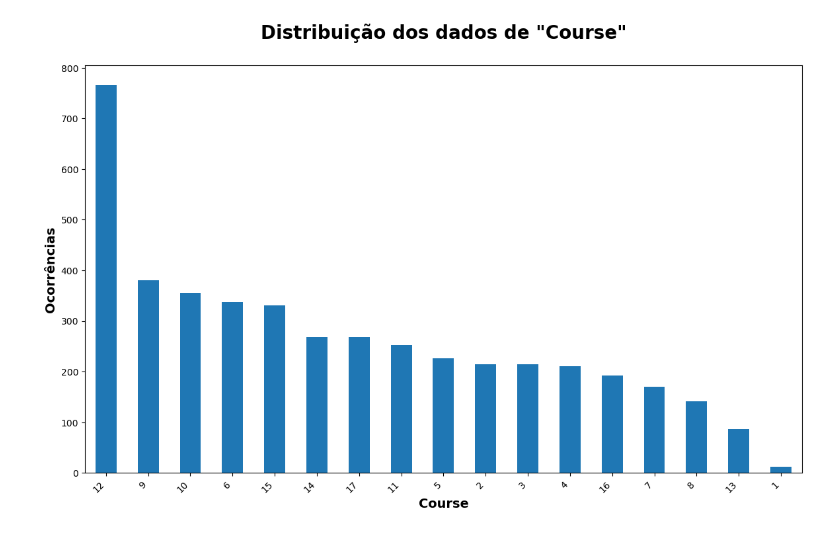
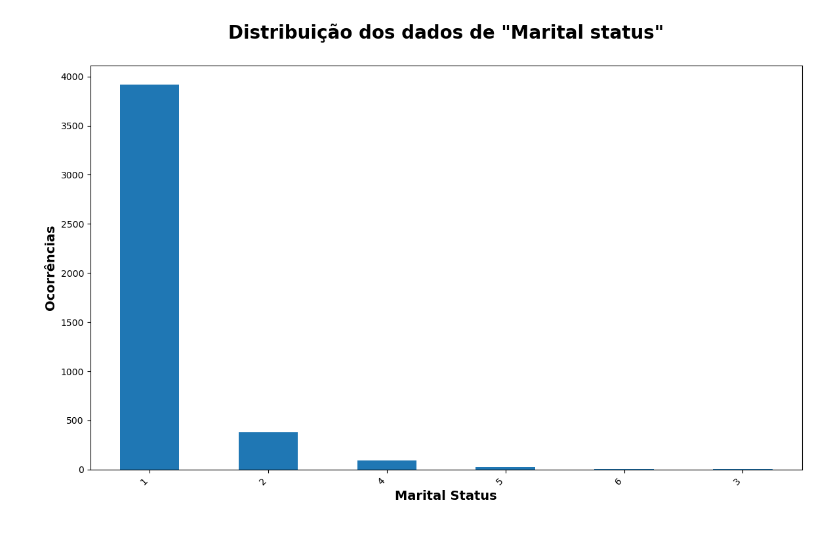
Before and after one commit to felmateos/student-dropout-prediction, a Jupyter notebook: preprocessing/Preprocessing_DY.ipynb, the cells around one changed output. Cells and saved outputs as stored; diff of their text form; code cells hidden in the pictures.

```diff
--- a/preprocessing/Preprocessing_DY.ipynb
+++ b/preprocessing/Preprocessing_DY.ipynb
@@ -13,7 +15,7 @@ import statsmodels.api as sm
 from sklearn.linear_model import LinearRegression
 from scipy.stats import norm
 # %%
-df = pd.read_csv('students.csv')
+df = pd.read_csv('students_TargetOHC.csv')
 # %%
 df.head()
 # %% [output]
@@ -131,10 +272,10 @@ x.corr()
 # %%
 # Distribuição dos dados para as variáveis categóricas para verificar a frequência para cada categoria das variáveis
-df['Course'].value_counts().to_frame().plot(kind='bar', legend=None, figsize=(14,8))
-plt.title('Distribuição dos dados de "Course"\n', fontdict = {'fontsize':20, 'fontweight':'bold'})
+df['Marital status'].value_counts().to_frame().plot(kind='bar', legend=None, figsize=(14,8))
+plt.title('Distribuição dos dados de "Marital status"\n', fontdict = {'fontsize':20, 'fontweight':'bold'})
 plt.ylabel('Ocorrências',{'fontsize':14,'fontweight':'bold'})
-plt.xlabel('Course',{'fontsize':14,'fontweight':'bold'})
+plt.xlabel('Marital Status',{'fontsize':14,'fontweight':'bold'})
 plt.xticks(rotation=45, horizontalalignment='right')
 plt.show()
 # %% [output]
-[figure, old version]
+[figure, new version]
```
Also changed, not shown: parts of 34 cells of this notebook.
